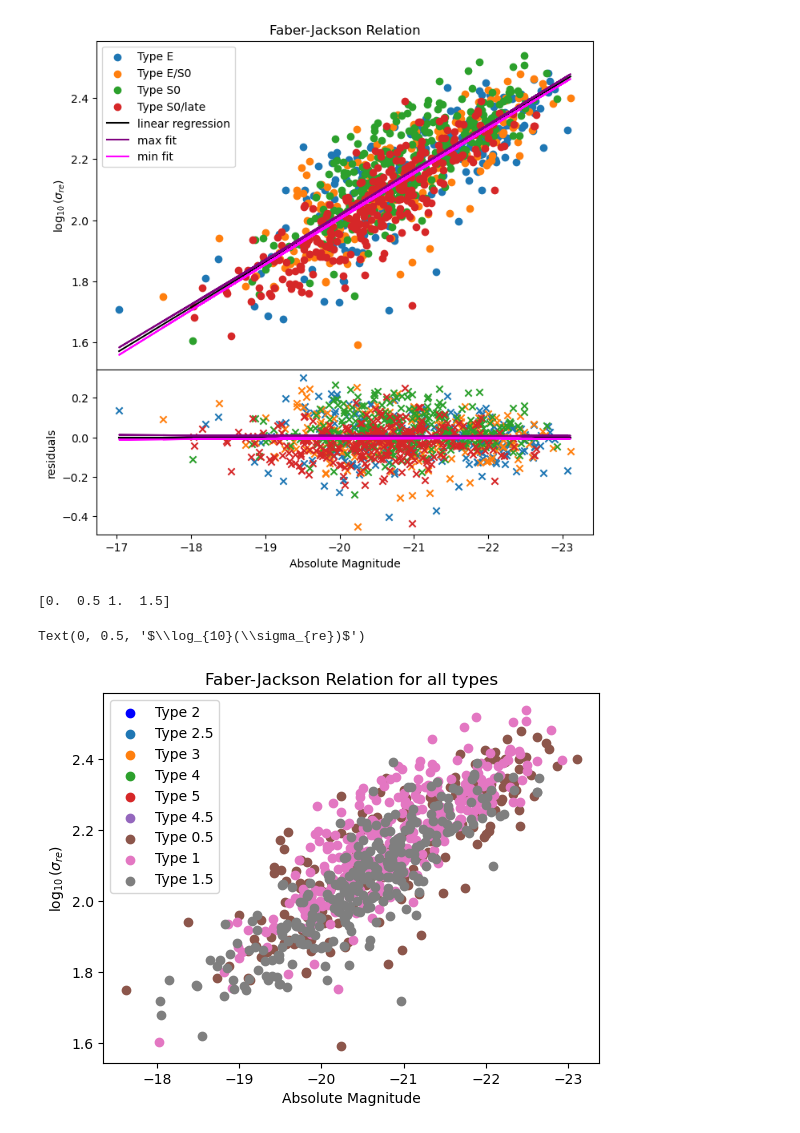
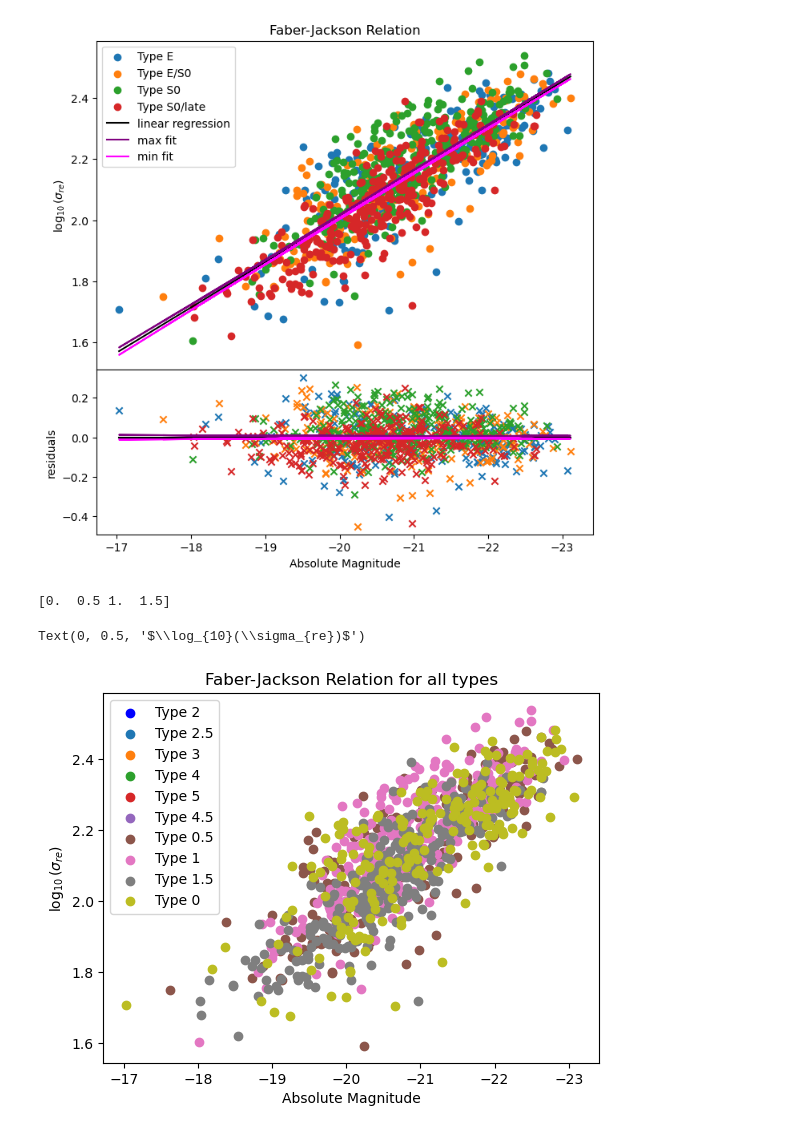
Before and after one commit to lina-pp/PHYS3116_Group3, a Jupyter notebook: FINAL PLOTS.ipynb, the cells around one changed output. Drawn from its saved outputs; the diff is of its cells as text; code cells hidden in the pictures.

```diff
--- a/FINAL PLOTS.ipynb
+++ b/FINAL PLOTS.ipynb
@@ -135,22 +135,23 @@ plt.subplots_adjust(hspace=0)
 # %%
 plt.scatter(M[type == 2], sigma[type == 2], label="Type 2", color = 'blue')
 plt.scatter(M[type == 2.5], sigma[type == 2.5], label="Type 2.5")
 plt.scatter(M[type == 3], sigma[type == 3], label="Type 3")
 plt.scatter(M[type == 4], sigma[type == 4], label="Type 4")
 plt.scatter(M[type == 5], sigma[type == 5], label="Type 5")
 plt.scatter(M[type == 4.5], sigma[type == 4.5], label="Type 4.5")
 plt.scatter(M[type == 0.5], sigma[type == 0.5], label="Type 0.5")
 plt.scatter(M[type == 1], sigma[type == 1], label="Type 1")
 plt.scatter(M[type == 1.5], sigma[type == 1.5], label="Type 1.5")
+plt.scatter(M[type == 0], sigma[type == 0], label="Type 0")
 
 print(np.unique(type))
 plt.gca().invert_xaxis()
 
 plt.legend(loc="best")
 plt.title("Faber-Jackson Relation for all types")
 plt.xlabel(r"Absolute Magnitude")
 plt.ylabel(r"$\log_{10}(\sigma_{re})$")
 # %% [output]
 [0.  0.5 1.  1.5]
 Text(0, 0.5, '$\\log_{10}(\\sigma_{re})$')
-[figure, old version]
+[figure, new version]
```
